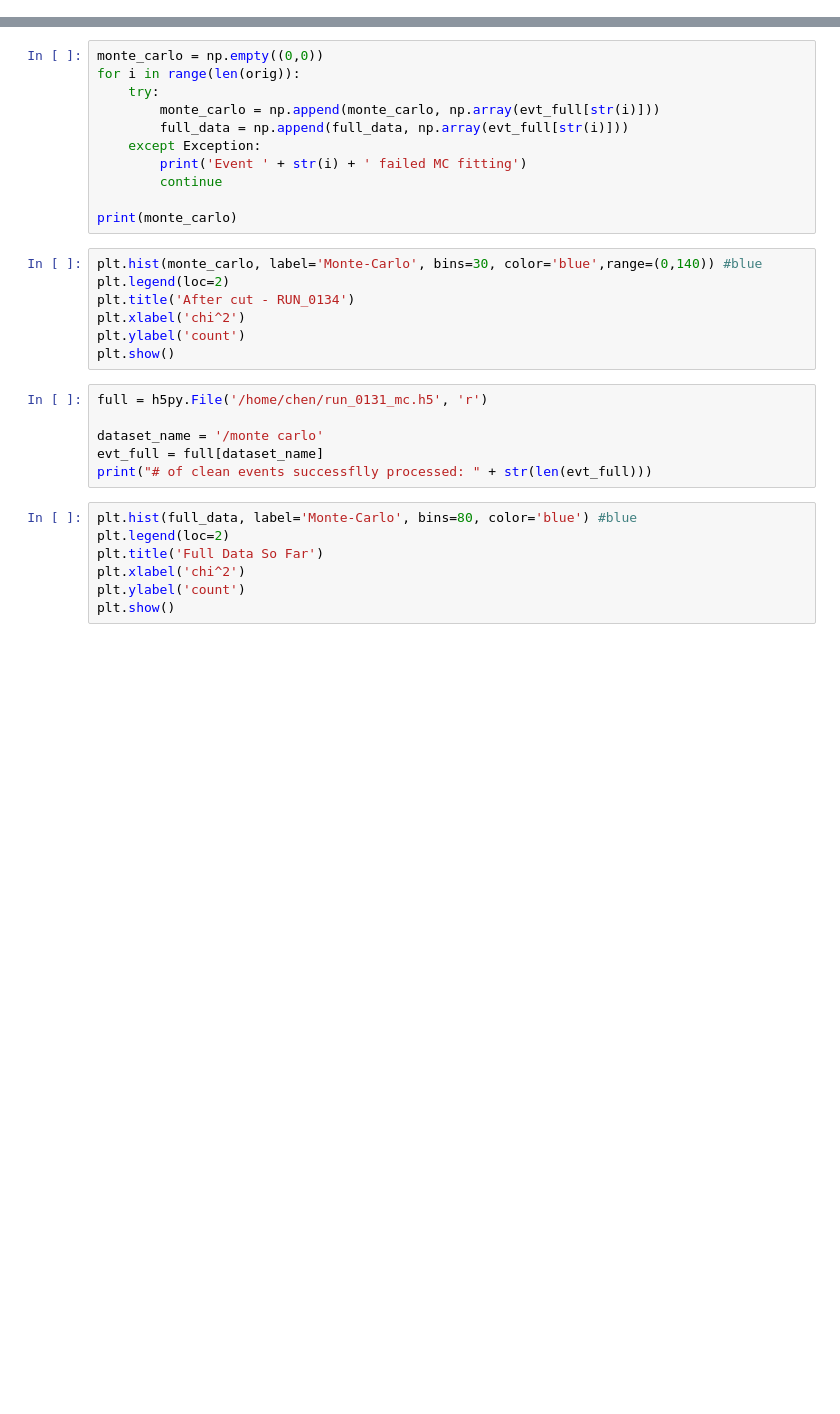
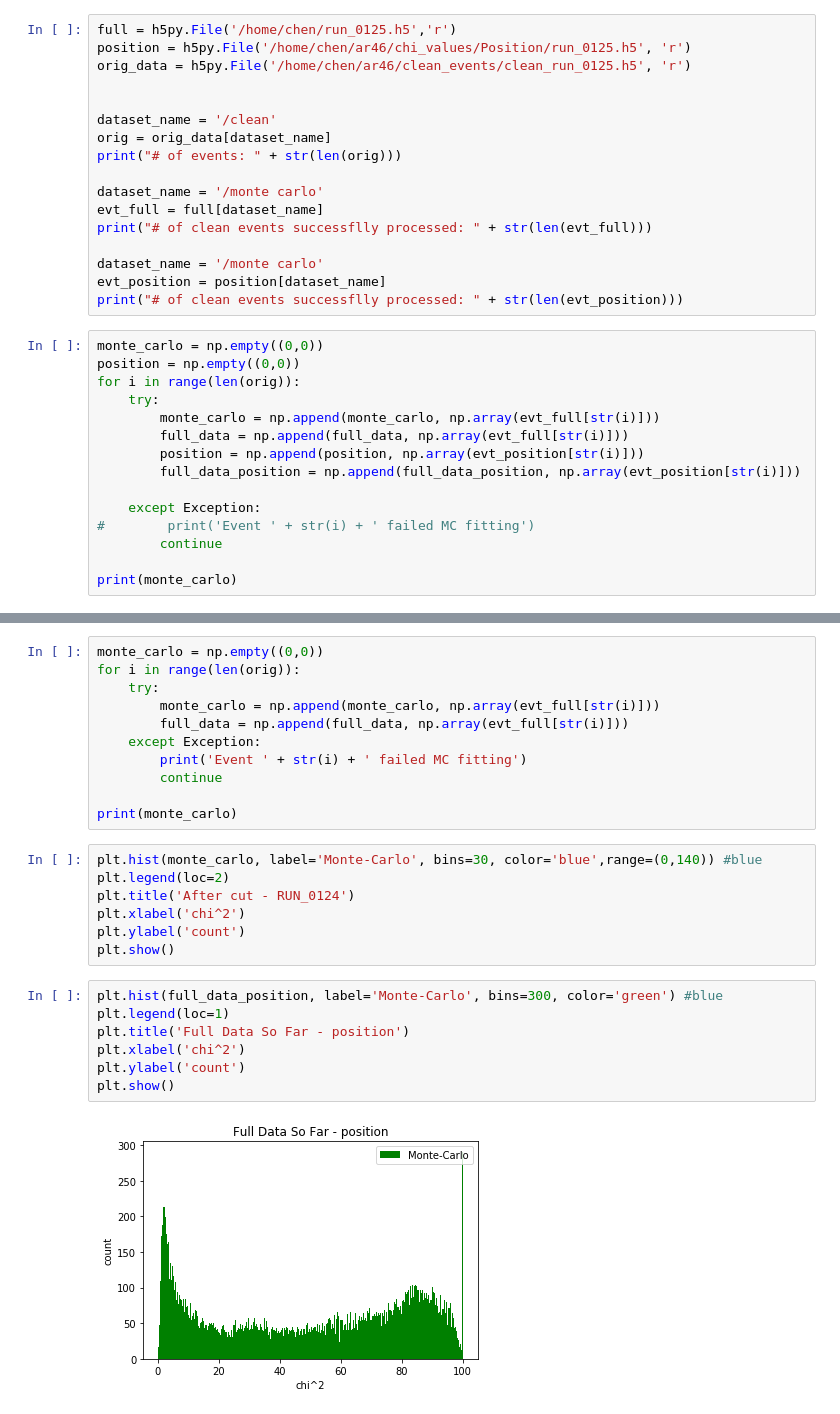
Before and after one commit to chchen123/Monte-Carlo, a Jupyter notebook: jupyter notebooks/HISTOGRAM_AR46.ipynb, the cells around one changed output, grey strips where cells are left out. Cells and saved outputs as stored; diff of their text form; blank space fills up the shorter version.

```diff
--- a/jupyter notebooks/HISTOGRAM_AR46.ipynb
+++ b/jupyter notebooks/HISTOGRAM_AR46.ipynb
@@ -381,0 +567,32 @@ print("# of clean events successflly processed: " + str(len(evt_full)))
+# %%
+full = h5py.File('/home/chen/run_0125.h5','r')
+position = h5py.File('/home/chen/ar46/chi_values/Position/run_0125.h5', 'r')
+orig_data = h5py.File('/home/chen/ar46/clean_events/clean_run_0125.h5', 'r')
+
+
+dataset_name = '/clean'
+orig = orig_data[dataset_name]
+print("# of events: " + str(len(orig)))
+
+dataset_name = '/monte carlo'
+evt_full = full[dataset_name]
+print("# of clean events successflly processed: " + str(len(evt_full)))
+
+dataset_name = '/monte carlo'
+evt_position = position[dataset_name]
+print("# of clean events successflly processed: " + str(len(evt_position)))
+# %%
+monte_carlo = np.empty((0,0))
+position = np.empty((0,0))
+for i in range(len(orig)):
+    try:
+        monte_carlo = np.append(monte_carlo, np.array(evt_full[str(i)]))
+        full_data = np.append(full_data, np.array(evt_full[str(i)]))
+        position = np.append(position, np.array(evt_position[str(i)]))
+        full_data_position = np.append(full_data_position, np.array(evt_position[str(i)]))
+
+    except Exception:
+#        print('Event ' + str(i) + ' failed MC fitting')
+        continue
+
+print(monte_carlo)
@@ -393,20 +630,16 @@ print(monte_carlo)
 # %%
 plt.hist(monte_carlo, label='Monte-Carlo', bins=30, color='blue',range=(0,140)) #blue
 plt.legend(loc=2)
-plt.title('After cut - RUN_0134')
+plt.title('After cut - RUN_0124')
 plt.xlabel('chi^2')
 plt.ylabel('count')
 plt.show()
-# %%
-full = h5py.File('/home/chen/run_0131_mc.h5', 'r')
-
-dataset_name = '/monte carlo'
-evt_full = full[dataset_name]
-print("# of clean events successflly processed: " + str(len(evt_full)))
 # %%
-plt.hist(full_data, label='Monte-Carlo', bins=80, color='blue') #blue
-plt.legend(loc=2)
-plt.title('Full Data So Far')
+plt.hist(full_data_position, label='Monte-Carlo', bins=300, color='green') #blue
+plt.legend(loc=1)
+plt.title('Full Data So Far - position')
 plt.xlabel('chi^2')
 plt.ylabel('count')
 plt.show()
+# %% [output]
+[figure, added]
```
Also changed, not shown: parts of 38 cells of this notebook, 2 other files.
